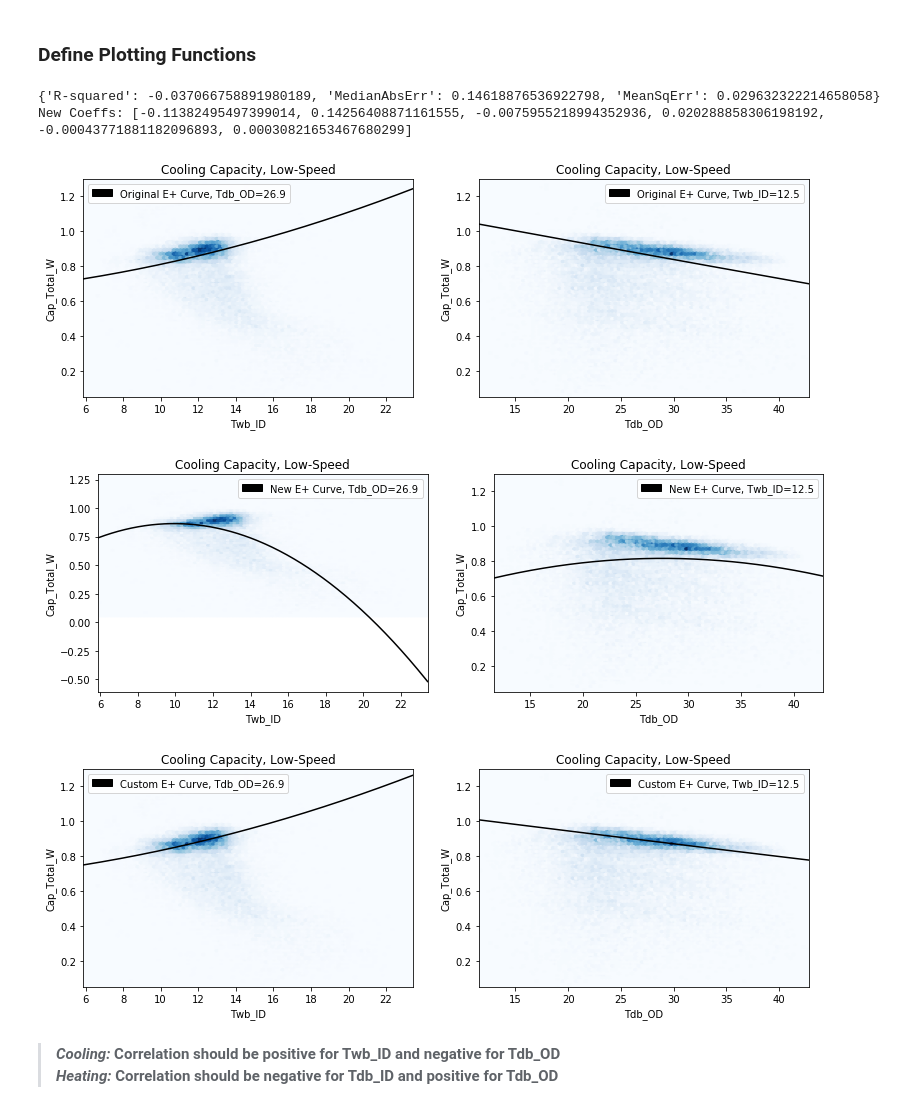
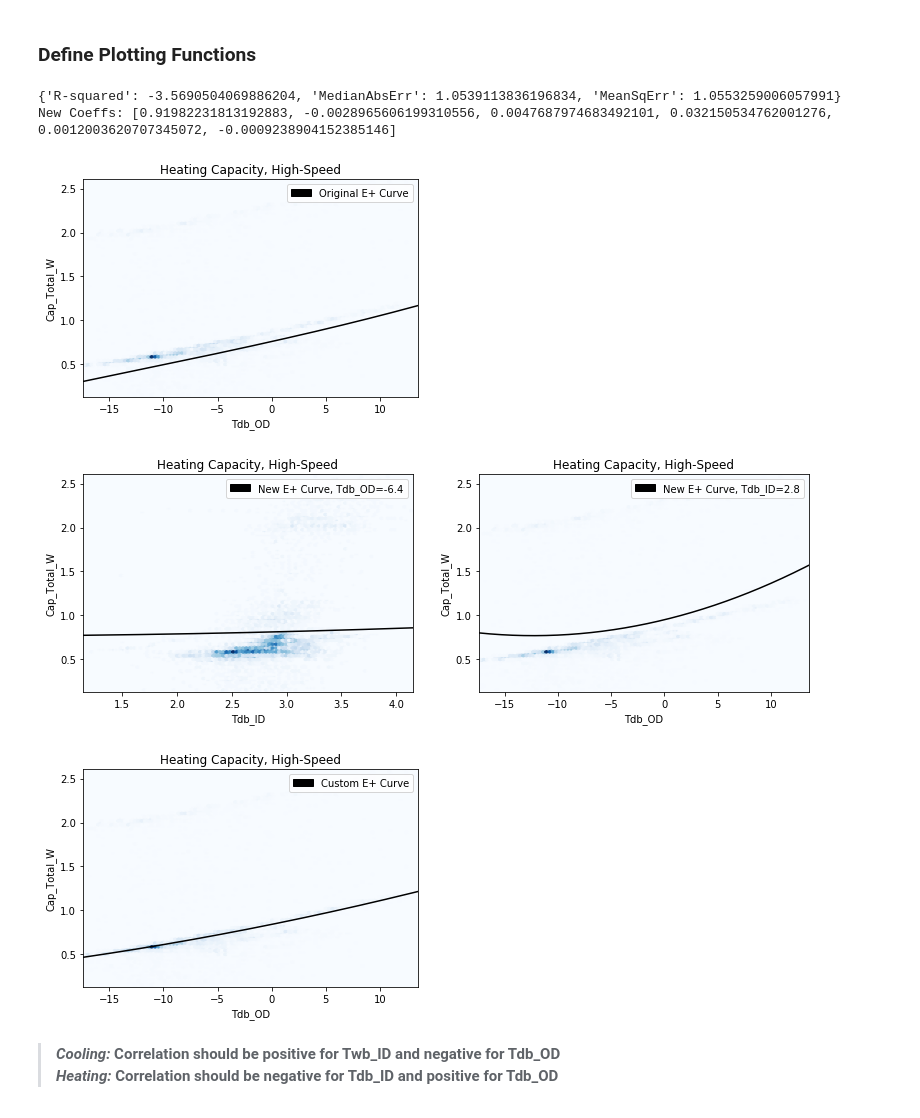
Before and after one commit to Matthew-Boyd/HVAC_AAON, a Jupyter notebook: HVAC.ipynb, the cells around one changed output. Saved outputs shown, nothing was run; the diff lists cells and outputs as text; code cells hidden in the pictures.

Commit message:
Create custom coeffs for all operating modes and factor code

```diff
--- a/HVAC.ipynb
+++ b/HVAC.ipynb
@@ -2,8 +2,8 @@
 # INPUTS
 
 years = [1, 2]     # 1=first year; 2=second year  (keep in brackets even if singular)
-speed = 0          # 0=low-speed; 1=high-speed
-state = 'Cooling'  # Cooling; Heating
+speed = 1          # 0=low-speed; 1=high-speed
+state = 'Heating'  # Cooling; Heating
 # %%
 %%html
 <style>
@@ -557,7 +557,7 @@ def plot_quad(df, xname, yname, coeffs, color, title_, legend_, axis_, type_='he
     black_patch = mpatches.Patch(color='Black', label=legend_)
     axis_.legend(handles=[black_patch])
 
-def plot_cubic(df, xname, yname, coeffs, color, title_, legend_, axis_):
+def plot_cubic(df, xname, yname, coeffs, color, title_, legend_, axis_, type_='hex'):
     # Evaluate curves using NEW coeffs
     x_input = np.linspace(df[xname].min(), df[xname].max(), num=500)
     y_fx = [cubic(x, coeffs) for x in x_input]
@@ -565,7 +565,10 @@ def plot_cubic(df, xname, yname, coeffs, color, title_, legend_, axis_):
                            'y_fx' : y_fx})
 
     # Plot measured data overlaid with new coeff curves
-    df.plot.hexbin(x=xname, y=yname, title=title_, colormap=color + 's', colorbar=False, ax=axis_)
+    if type_ == 'scatter':
+        df.plot.scatter(x=xname, y=yname, title=title_, color=color, ax=axis_)
+    else:
+        df.plot.hexbin(x=xname, y=yname, title=title_, colormap=color + 's', colorbar=False, ax=axis_)
     df_mod.plot.line(x=xname, y='y_fx', color='Black', ax=axis_)
     black_patch = mpatches.Patch(color='Black', label=legend_)
     axis_.legend(handles=[black_patch])
@@ -606,54 +609,63 @@ def plot_biquad(df, xname, yname, zname, coeffs, color, title_, legend_):
 # %%
 # Plot the normalized Cap. vs Twb and Tdb values and overlay the original performance curve modeled values
 
-# Custom Filter and Coefficients
+# Custom Filter
 if (state == 'Cooling') and (spd_str == 'Low-Speed'):
     filter_ = (df_norm_ss.Twb_ID < 50) & (df_norm_ss.Tdb_OD > 10)
     df_norm_ss = df_norm_ss[filter_]
-    # function form: z = C1 + C2*x + C3*x^2 + C4*y + C5*y^2 + C6*x*y
-    older__coeffs = (0.942587793, 0.009543347, 0.00068377, -0.011042676, 0.000005249, -0.00000972)
-    custom_coeffs = (0.870000000, 0.009500000, 0.00068000, -0.007500000, 0.000005300, -0.00000970)
-
 
 # Original coeffs for Cap = Cap(Twb_ID, Tdb_OD)
 orig_coeffs = {'Cooling': {'Low-Speed': (0.942587793, 0.009543347, 0.00068377, -0.011042676, 0.000005249,
                                          -0.00000972)},
                'Heating': {'Low-Speed': (0.758746, 0.027626, 0.000148716, 3.4992E-06)}}
 orig_coeffs['Cooling']['High-Speed'] = orig_coeffs['Cooling']['Low-Speed']
 orig_coeffs['Heating']['High-Speed'] = orig_coeffs['Heating']['Low-Speed']
 
 coeffs_ = orig_coeffs[state][spd_str]
 if len(coeffs_) == 6:
     plot_biquad(df_norm_ss, xname=xname_, yname='Tdb_OD', zname='Cap_Total_W', coeffs=coeffs_,
                 color='Blue', title_=state + ' Capacity, ' + spd_str, legend_='Original E+ Curve')
 elif len(coeffs_) == 4:
     fig, axes = plt.subplots(nrows=1, ncols=1, figsize=(6, 4))
     plot_cubic(df_norm_ss, xname='Tdb_OD', yname='Cap_Total_W', coeffs=coeffs_,
                 color='Blue', title_=state + ' Capacity, ' + spd_str, legend_='Original E+ Curve', axis_=axes)
 
 
 # Generate a new Capacity vs. Temperature curve and plot
 
 # Create regressions
 new_coeffs, stats = regr_biquad(x=df_norm_ss.Twb_ID.as_matrix(),
                                 y=df_norm_ss.Tdb_OD.as_matrix(),
                                 z=df_norm_ss.Cap_Total_W.as_matrix())
 print(stats); print('New Coeffs: {0}'.format(new_coeffs))
 
 # Evaluate curves using NEW coeffs and plot
 plot_biquad(df_norm_ss, xname=xname_, yname='Tdb_OD', zname='Cap_Total_W', coeffs=new_coeffs,
             color='Blue', title_=state + ' Capacity, ' + spd_str, legend_='New E+ Curve')
 
 
 # Evaluate curves using custom fits
-plot_biquad(df_norm_ss, xname=xname_, yname='Tdb_OD', zname='Cap_Total_W', coeffs=custom_coeffs,
-            color='Blue', title_=state + ' Capacity, ' + spd_str, legend_='Custom E+ Curve')
+# biquadratic form: z = C1 + C2*x + C3*x^2 + C4*y + C5*y^2 + C6*x*y
+# cubic form: y = C1 + C2*x + C3*x^2 + C4*x^3
+custom_coeffs_ = {'Cooling': {'Low-Speed': (0.87, 0.0095, 0.00068, -0.0075, 0.0000053, -0.0000097),
+                              'High-Speed': (0.2, 0.066, 0.00011, 0.0142, 0, -0.0017)},
+                  'Heating': {'Low-Speed': (0.82, 0.035, -0.00015, 0),
+                              'High-Speed': (0.84, 0.025, 0.0002, 0)}}
+custom_coeffs = custom_coeffs_[state][spd_str]
+
+if len(custom_coeffs) == 6:
+    plot_biquad(df_norm_ss, xname=xname_, yname='Tdb_OD', zname='Cap_Total_W', coeffs=custom_coeffs,
+                color='Blue', title_=state + ' Capacity, ' + spd_str, legend_='Custom E+ Curve')
+elif len(custom_coeffs) == 4:
+    fig, axes = plt.subplots(nrows=1, ncols=1, figsize=(6, 4))
+    plot_cubic(df_norm_ss, xname='Tdb_OD', yname='Cap_Total_W', coeffs=custom_coeffs,
+                color='Blue', title_=state + ' Capacity, ' + spd_str, legend_='Custom E+ Curve', axis_=axes)
 # %% [output]
-{'R-squared': -0.037066758891980189, 'MedianAbsErr': 0.14618876536922798, 'MeanSqErr': 0.029632322214658058}
-New Coeffs: [-0.11382495497399014, 0.14256408871161555, -0.0075955218994352936, 0.020288858306198192, -0.00043771881182096893, 0.00030821653467680299]
+{'R-squared': -3.5690504069886204, 'MedianAbsErr': 1.0539113836196834, 'MeanSqErr': 1.0553259006057991}
+New Coeffs: [0.91982231813192883, -0.0028965606199310556, 0.0047687974683492101, 0.032150534762001276, 0.0012003620707345072, -0.0009238904152385146]
-[figure, old version]
+[figure, new version]
-[figure, old version]
+[figure, new version]
-[figure, old version]
+[figure, new version]
 # %% [markdown]
 > **_Cooling:_ Correlation should be positive for Twb_ID and negative for Tdb_OD** <br>
 > **_Heating:_ Correlation should be negative for Tdb_ID and positive for Tdb_OD**
```
Also changed, not shown: parts of 8 cells of this notebook.
